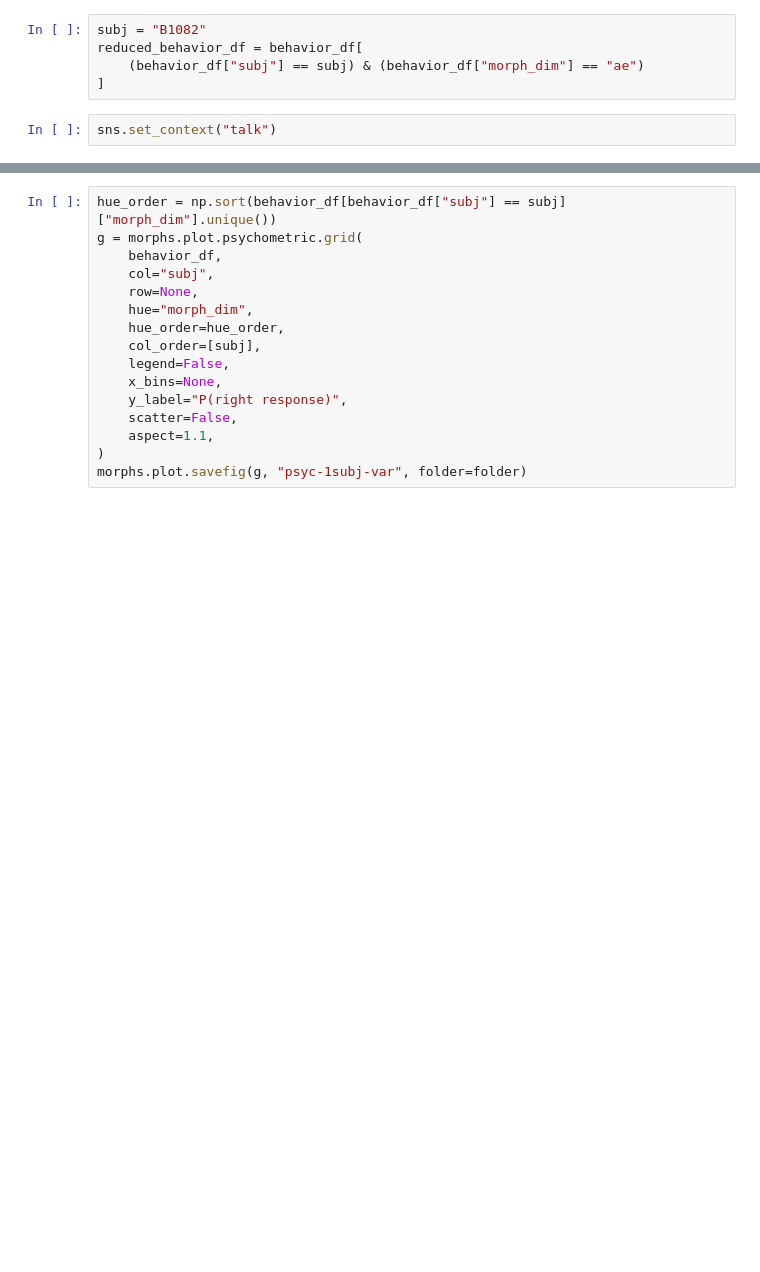
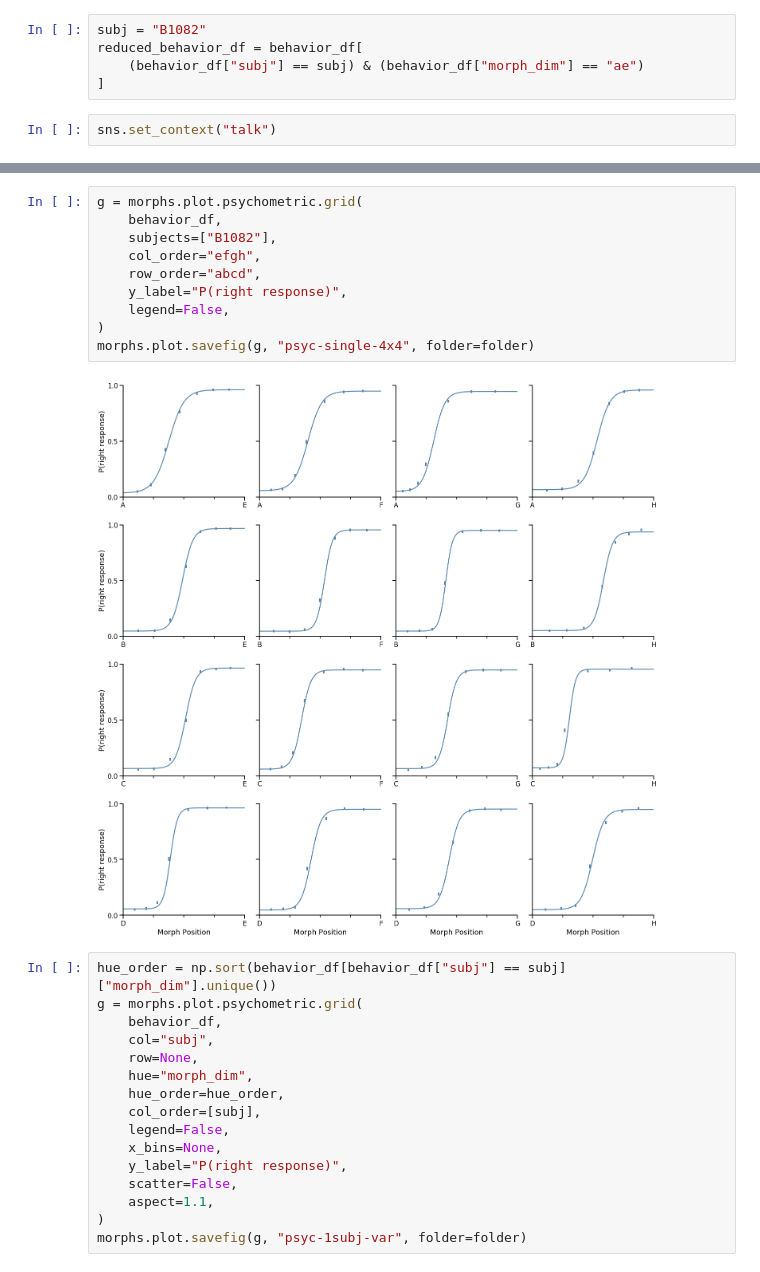
Before and after one commit to MarvinT/morphs, a Jupyter notebook: notebooks/2.0-mjt-psychometrics.ipynb, the cells around one changed output, grey strips where cells are left out. Cells and saved outputs as stored; diff of their text form; blank space fills up the shorter version.

Commit message:
psychometrics update

```diff
--- a/notebooks/2.0-mjt-psychometrics.ipynb
+++ b/notebooks/2.0-mjt-psychometrics.ipynb
@@ -110,3 +114,15 @@ morphs.plot.savefig(g, "psyc-single-density", folder=folder)
+# %%
+g = morphs.plot.psychometric.grid(
+    behavior_df,
+    subjects=["B1082"],
+    col_order="efgh",
+    row_order="abcd",
+    y_label="P(right response)",
+    legend=False,
+)
+morphs.plot.savefig(g, "psyc-single-4x4", folder=folder)
+# %% [output]
+[figure, added]
 # %%
 hue_order = np.sort(behavior_df[behavior_df["subj"] == subj]["morph_dim"].unique())
 g = morphs.plot.psychometric.grid(
```
Also changed, not shown: parts of 7 cells of this notebook, 8 other files.
